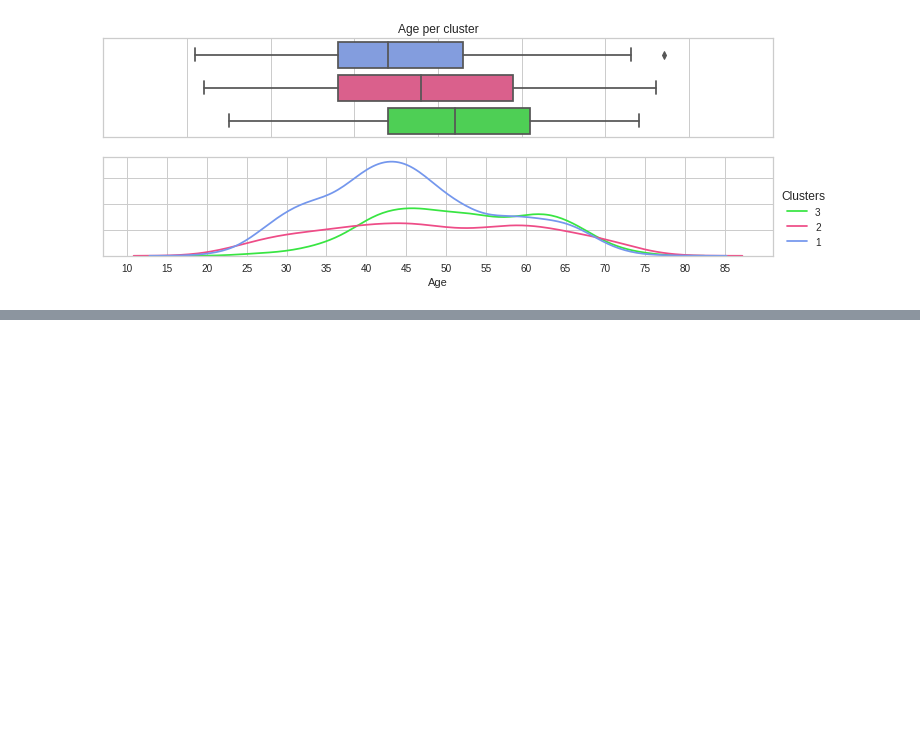
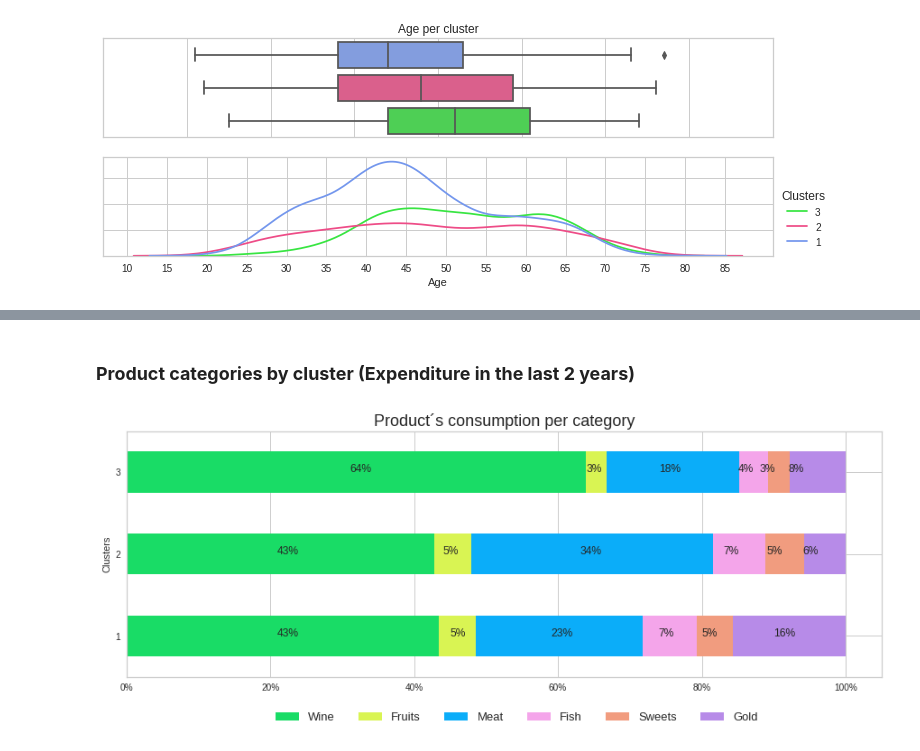
Before and after one commit to nico961009/Learning-AI-and-ML-with-a-Marketing-Campaign-dataset, a Jupyter notebook: 3.1.-K-Means_Characteristics_of_clusters.ipynb, the cells around one changed output, grey strips where cells are left out. Saved outputs shown, nothing was run; the diff lists cells and outputs as text; code cells hidden in the pictures; blank space fills up the shorter version.

```diff
--- a/3.1.-K-Means_Characteristics_of_clusters.ipynb
+++ b/3.1.-K-Means_Characteristics_of_clusters.ipynb
@@ -228,0 +147,9 @@ plt.show()
+# %% [markdown]
+### **Product categories by cluster (Expenditure in the last 2 years)**
+# %%
+products = pd.DataFrame(mkd.groupby('clusters')[['MntWines','MntFruits','MntMeatProducts','MntFishProducts','MntSweetProducts','MntGoldProds']].sum()).reset_index()
+barh_100_per(products, yticklabels=['1','2','3'], fig_length=15,fig_width=5, ylabel='Clusters', labels=['Wine','Fruits','Meat','Fish','Sweets','Gold'],
+             color=['#19DC66','#D9F453','#0BADF9','#F4A5EA','#F19C7F','#B78BE8'], title='Product´s consumption per category', titlefs=18,
+             bbox_position= [0.9, 0], labelfs=13, box_ncol=500)
+# %% [output]
+[figure, added]
```
Also changed, not shown: parts of 14 cells of this notebook, 2 other files.
